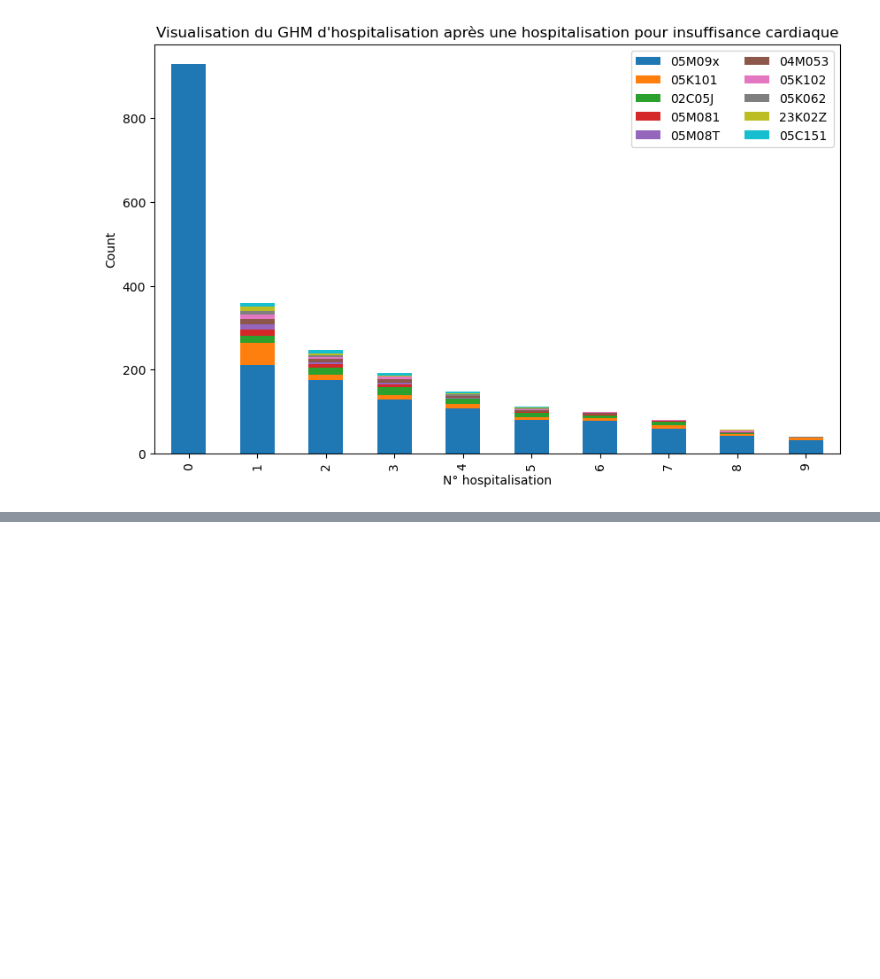
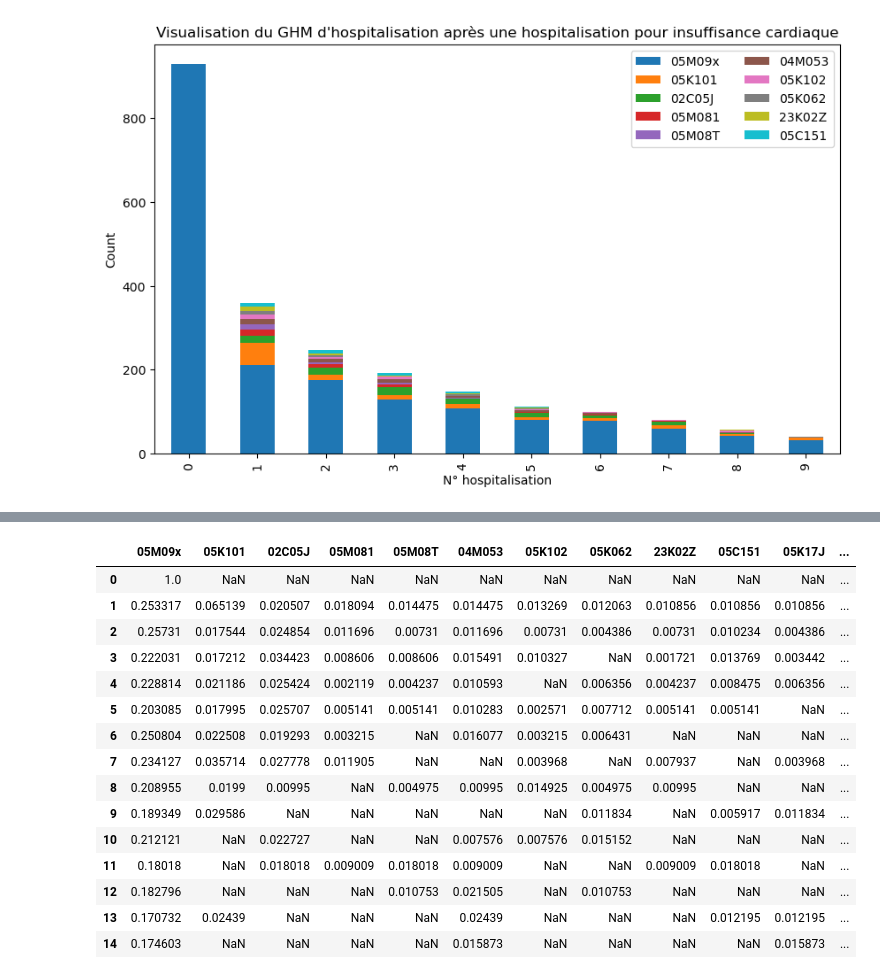
Before and after one commit to Kirscher/TextMining_Parcours_de_soin, a Jupyter notebook: base_sequentielle.ipynb, the cells around one changed output, grey strips where cells are left out. Saved outputs shown, nothing was run; the diff lists cells and outputs as text; code cells hidden in the pictures; blank space fills up the shorter version.

```diff
--- a/base_sequentielle.ipynb
+++ b/base_sequentielle.ipynb
@@ -198,0 +211,19 @@ df
+# %%
+df.iloc[:15,:15]
+# %% [output]
+|  | 05M09x | 05K101 | 02C05J | 05M081 | 05M08T | 04M053 | 05K102 | 05K062 | 23K02Z | 05C151 | 05K17J | ... |
+| 0 | 1.0 | NaN | NaN | NaN | NaN | NaN | NaN | NaN | NaN | NaN | NaN | ... |
+| 1 | 0.253317 | 0.065139 | 0.020507 | 0.018094 | 0.014475 | 0.014475 | 0.013269 | 0.012063 | 0.010856 | 0.010856 | 0.010856 | ... |
+| 2 | 0.25731 | 0.017544 | 0.024854 | 0.011696 | 0.00731 | 0.011696 | 0.00731 | 0.004386 | 0.00731 | 0.010234 | 0.004386 | ... |
+| 3 | 0.222031 | 0.017212 | 0.034423 | 0.008606 | 0.008606 | 0.015491 | 0.010327 | NaN | 0.001721 | 0.013769 | 0.003442 | ... |
+| 4 | 0.228814 | 0.021186 | 0.025424 | 0.002119 | 0.004237 | 0.010593 | NaN | 0.006356 | 0.004237 | 0.008475 | 0.006356 | ... |
+| 5 | 0.203085 | 0.017995 | 0.025707 | 0.005141 | 0.005141 | 0.010283 | 0.002571 | 0.007712 | 0.005141 | 0.005141 | NaN | ... |
+| 6 | 0.250804 | 0.022508 | 0.019293 | 0.003215 | NaN | 0.016077 | 0.003215 | 0.006431 | NaN | NaN | NaN | ... |
+| 7 | 0.234127 | 0.035714 | 0.027778 | 0.011905 | NaN | NaN | 0.003968 | NaN | 0.007937 | NaN | 0.003968 | ... |
+| 8 | 0.208955 | 0.0199 | 0.00995 | NaN | 0.004975 | 0.00995 | 0.014925 | 0.004975 | 0.00995 | NaN | NaN | ... |
+| 9 | 0.189349 | 0.029586 | NaN | NaN | NaN | NaN | NaN | 0.011834 | NaN | 0.005917 | 0.011834 | ... |
+| 10 | 0.212121 | NaN | 0.022727 | NaN | NaN | 0.007576 | 0.007576 | 0.015152 | NaN | NaN | NaN | ... |
+| 11 | 0.18018 | NaN | 0.018018 | 0.009009 | 0.018018 | 0.009009 | NaN | NaN | 0.009009 | 0.018018 | NaN | ... |
+| 12 | 0.182796 | NaN | NaN | NaN | 0.010753 | 0.021505 | NaN | 0.010753 | NaN | NaN | NaN | ... |
+| 13 | 0.170732 | 0.02439 | NaN | NaN | NaN | 0.02439 | NaN | NaN | NaN | 0.012195 | 0.012195 | ... |
+| 14 | 0.174603 | NaN | NaN | NaN | NaN | 0.015873 | NaN | NaN | NaN | NaN | 0.015873 | ... |
```
Also changed, not shown: parts of 8 cells of this notebook.
